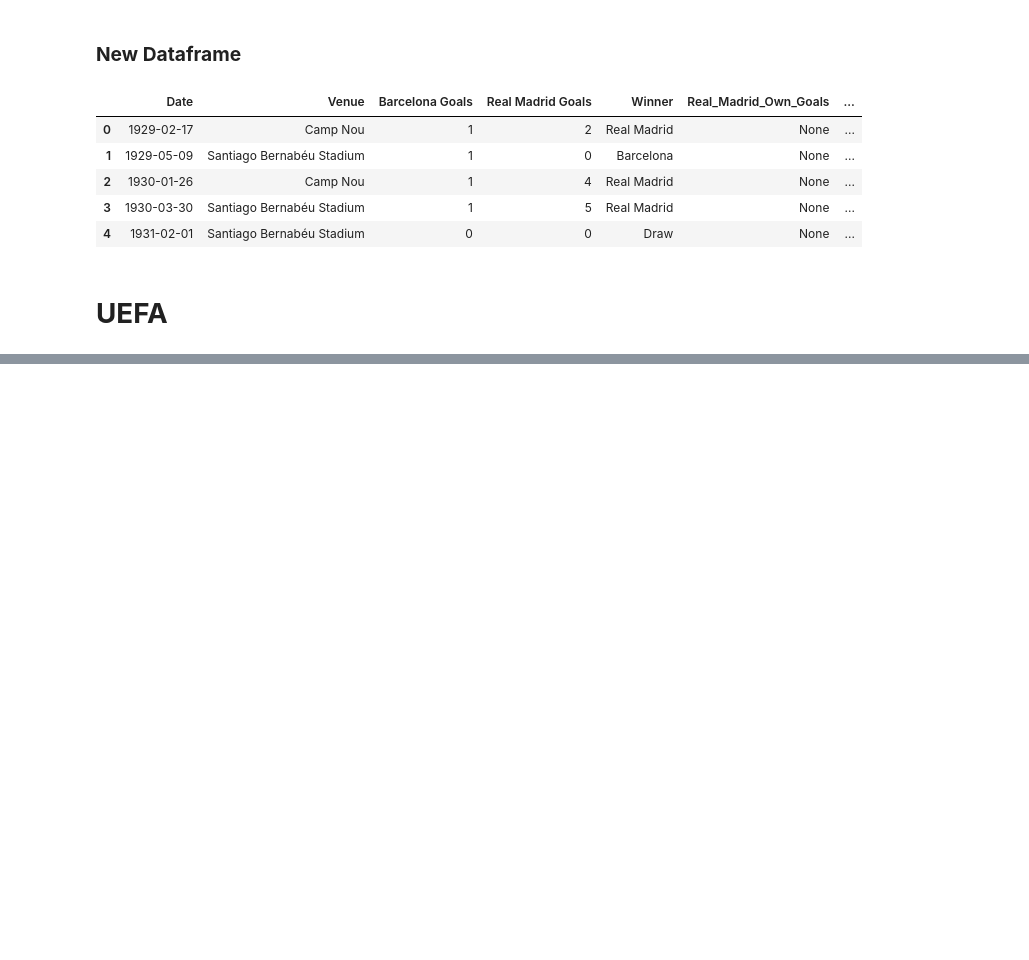
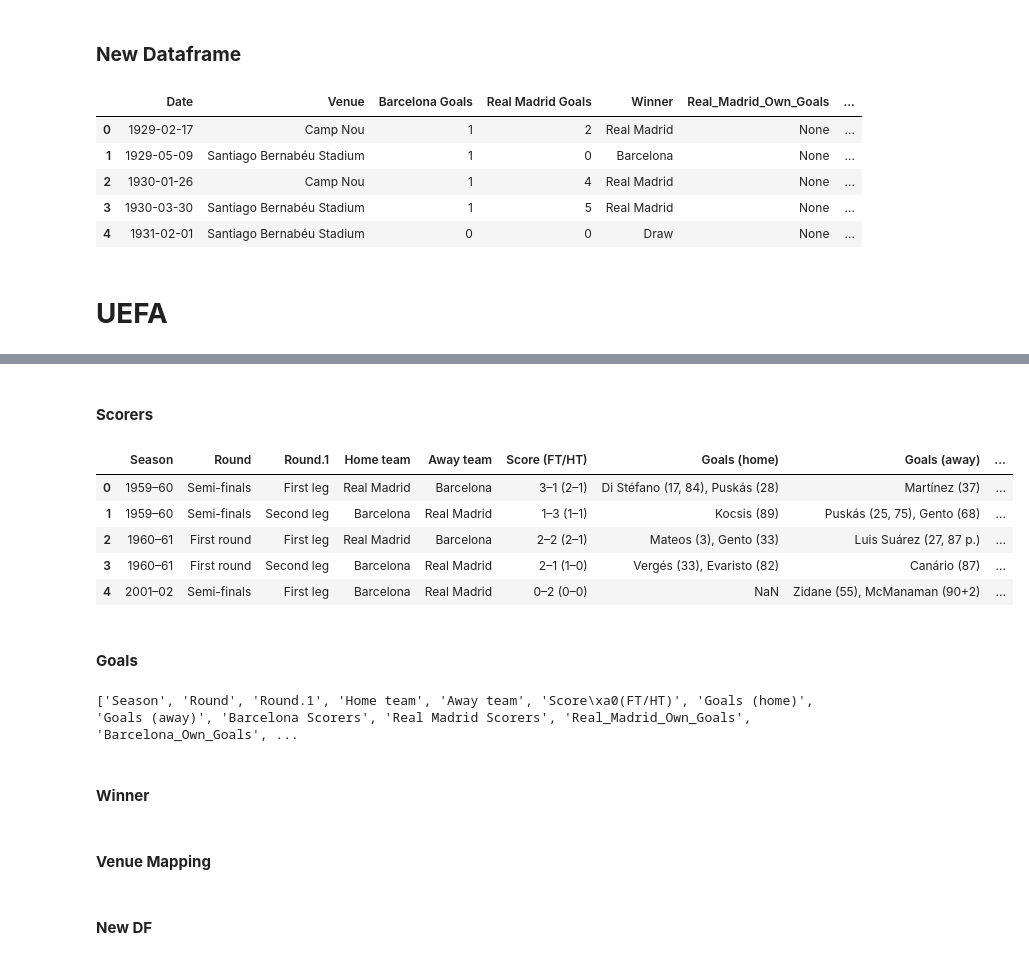
Before and after one commit to sk7-dev/Data_Analysis_and_Modelling, a Jupyter notebook: Python/web_scraping/el_clasico/eda.ipynb, the cells around one changed output, grey strips where cells are left out. Cells and saved outputs as stored; diff of their text form; code cells hidden in the pictures; blank space fills up the shorter version.

```diff
--- a/Python/web_scraping/el_clasico/eda.ipynb
+++ b/Python/web_scraping/el_clasico/eda.ipynb
@@ -84,8 +89,12 @@ df.head()
 # %% [markdown]
 ### **Scorers**
 # %%
-df["Barcelona Scorers"] = df.apply(lambda row: row["Goals (home)"] if row["Home team"] == "Barcelona" else row["Goals (away)"], axis=1)
-df["Real Madrid Scorers"] = df.apply(lambda row: row["Goals (away)"] if row["Home team"] == "Barcelona" else row["Goals (home)"], axis=1)
+def scorers(df):
+    df["Barcelona Scorers"] = df.apply(lambda row: row["Goals (home)"] if row["Home team"] == "Barcelona" else row["Goals (away)"], axis=1)
+    df["Real Madrid Scorers"] = df.apply(lambda row: row["Goals (away)"] if row["Home team"] == "Barcelona" else row["Goals (home)"], axis=1)
+    return df
+# %%
+df = scorers(df)
 # %%
 df.head()
 # %% [output]
@@ -193,0 +209,20 @@ df.head()
+# %% [markdown]
+#### **Scorers**
+# %%
+df = scorers(df)
+df = transform_match_data(df)
+# %%
+df.head()
+# %% [output]
+|  | Season | Round | Round.1 | Home team | Away team | Score (FT/HT) | Goals (home) | Goals (away) | ... |
+| 0 | 1959–60 | Semi-finals | First leg | Real Madrid | Barcelona | 3–1 (2–1) | Di Stéfano (17, 84), Puskás (28) | Martínez (37) | ... |
+| 1 | 1959–60 | Semi-finals | Second leg | Barcelona | Real Madrid | 1–3 (1–1) | Kocsis (89) | Puskás (25, 75), Gento (68) | ... |
+| 2 | 1960–61 | First round | First leg | Real Madrid | Barcelona | 2–2 (2–1) | Mateos (3), Gento (33) | Luis Suárez (27, 87 p.) | ... |
+| 3 | 1960–61 | First round | Second leg | Barcelona | Real Madrid | 2–1 (1–0) | Vergés (33), Evaristo (82) | Canário (87) | ... |
+| 4 | 2001–02 | Semi-finals | First leg | Barcelona | Real Madrid | 0–2 (0–0) | NaN | Zidane (55), McManaman (90+2) | ... |
+# %% [markdown]
+#### **Goals**
+# %%
+print(df.columns.tolist())
+# %% [output]
+['Season', 'Round', 'Round.1', 'Home team', 'Away team', 'Score\xa0(FT/HT)', 'Goals (home)', 'Goals (away)', 'Barcelona Scorers', 'Real Madrid Scorers', 'Real_Madrid_Own_Goals', 'Barcelona_Own_Goals', ...
@@ -193,0 +238,2 @@ df.head()
+# %% [markdown]
+#### **Winner**
@@ -193,0 +242,2 @@ df.head()
+# %% [markdown]
+#### **Venue Mapping**
@@ -193,0 +246,2 @@ df.head()
+# %% [markdown]
+#### **New DF**
```
Also changed, not shown: parts of 44 cells of this notebook, 7 other files.
